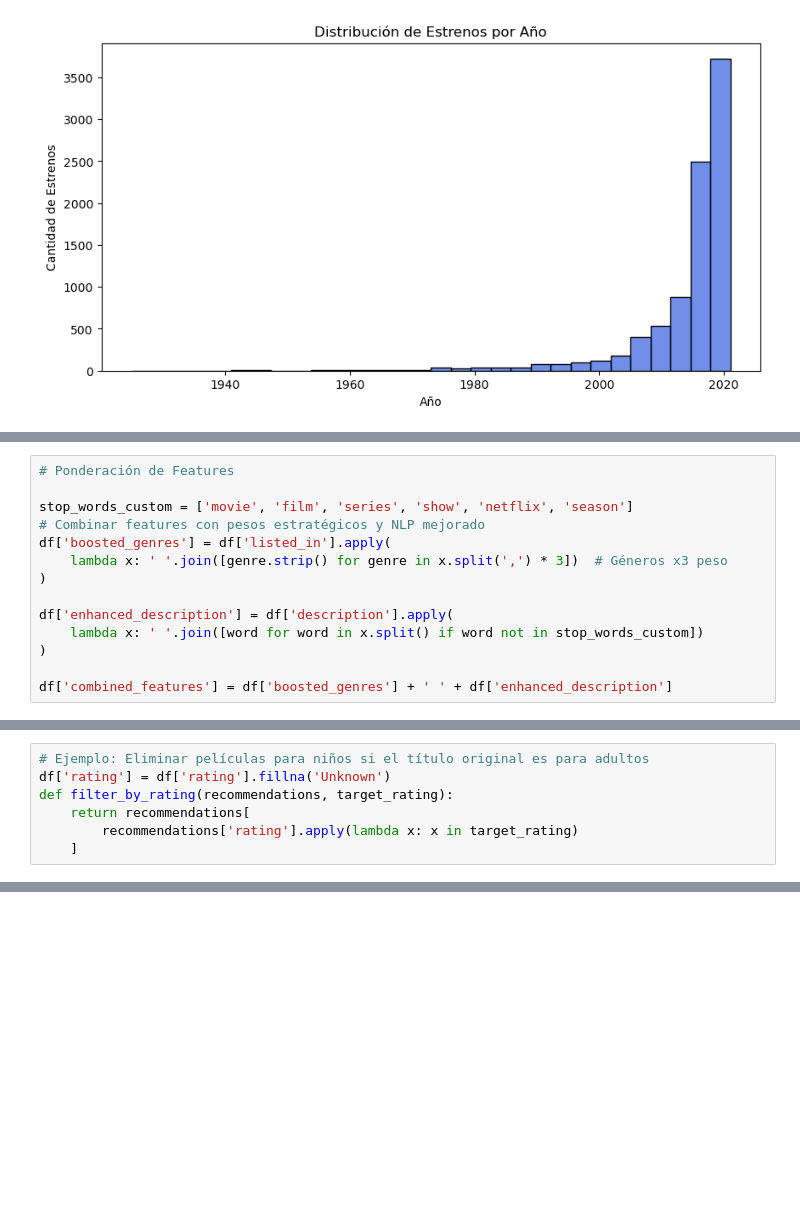
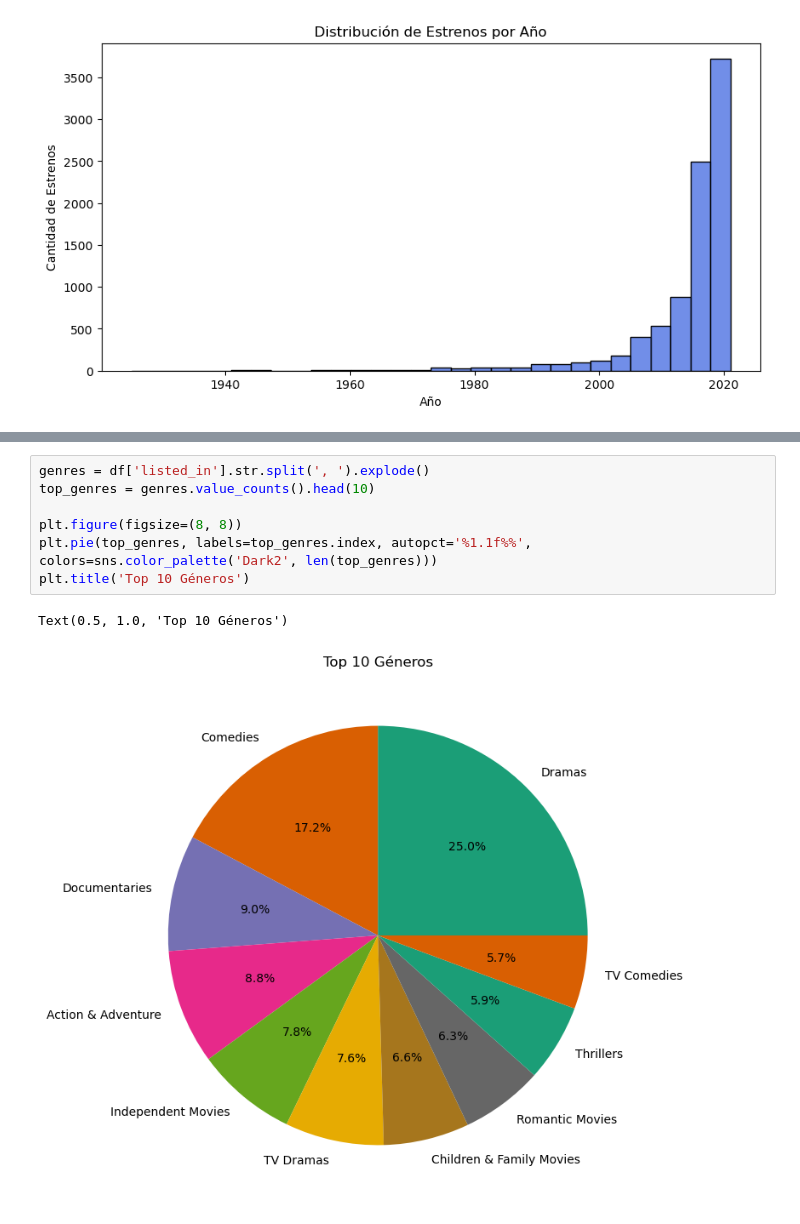
Before and after one commit to ferrpm/netflix-recommender, a Jupyter notebook: movie_series_recommender.ipynb, the cells around one changed output, grey strips where cells are left out. Saved outputs shown, nothing was run; the diff lists cells and outputs as text; blank space fills up the shorter version.

```diff
--- a/movie_series_recommender.ipynb
+++ b/movie_series_recommender.ipynb
@@ -124,14 +130,0 @@ print(cosine_sim.shape)
-# %%
-# Ponderación de Features
-
-stop_words_custom = ['movie', 'film', 'series', 'show', 'netflix', 'season']
-# Combinar features con pesos estratégicos y NLP mejorado
-df['boosted_genres'] = df['listed_in'].apply(
-    lambda x: ' '.join([genre.strip() for genre in x.split(',') * 3])  # Géneros x3 peso
-)
-
-df['enhanced_description'] = df['description'].apply(
-    lambda x: ' '.join([word for word in x.split() if word not in stop_words_custom])
-)
-
-df['combined_features'] = df['boosted_genres'] + ' ' + df['enhanced_description']
@@ -183,7 +130,0 @@ def improved_recommendations(title, df=df, cosine_sim=cosine_sim, top_n=5):
-# %%
-# Ejemplo: Eliminar películas para niños si el título original es para adultos
-df['rating'] = df['rating'].fillna('Unknown')
-def filter_by_rating(recommendations, target_rating):
-    return recommendations[
-        recommendations['rating'].apply(lambda x: x in target_rating)
-    ]
@@ -198,0 +131,10 @@ print(recommend_by_genre_and_plot("Dark"))
+# %%
+genres = df['listed_in'].str.split(', ').explode()
+top_genres = genres.value_counts().head(10)
+
+plt.figure(figsize=(8, 8))
+plt.pie(top_genres, labels=top_genres.index, autopct='%1.1f%%', colors=sns.color_palette('Dark2', len(top_genres)))
+plt.title('Top 10 Géneros')
+# %% [output]
+Text(0.5, 1.0, 'Top 10 Géneros')
+[figure, added]
```
Also changed, not shown: parts of 21 cells of this notebook.
